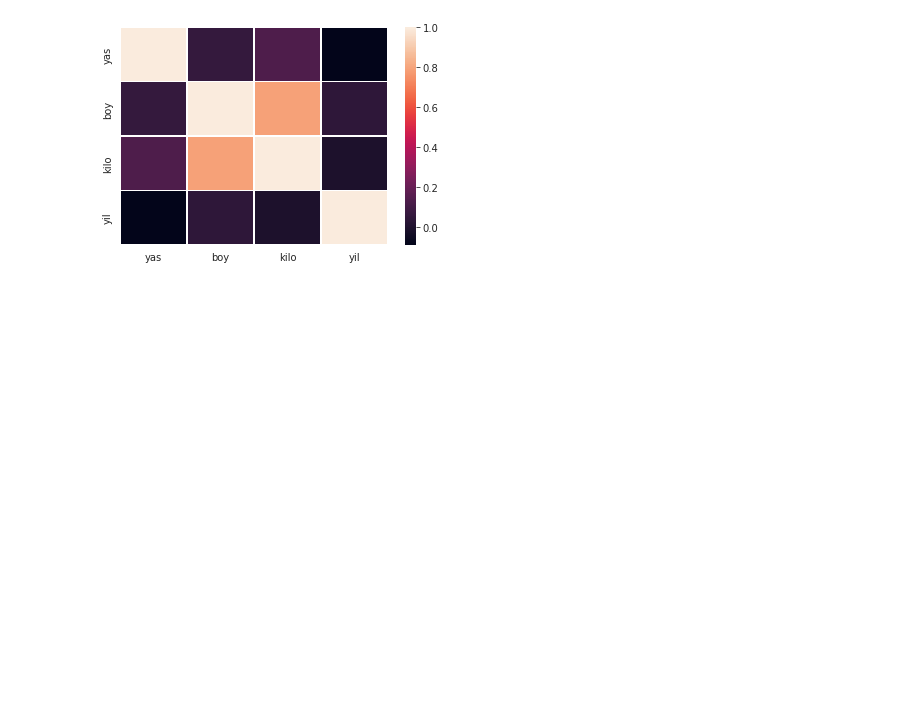
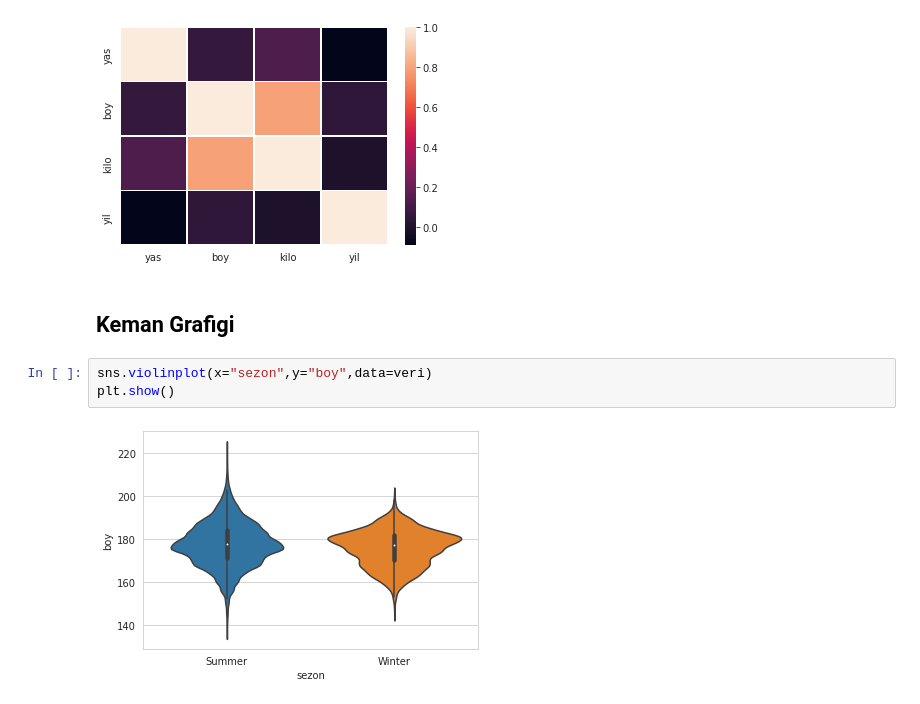
Before and after one commit to mertdot/athlete-events-1896-2016-data-discovery-with-seaborn, a Jupyter notebook: python-ile-veri-gorsellestirme-5-2-120-yillik-olimpiyat-tarihi-veri-seti.ipynb, the cells around one changed output. Cells and saved outputs as stored; diff of their text form; blank space fills up the shorter version.

```diff
--- a/python-ile-veri-gorsellestirme-5-2-120-yillik-olimpiyat-tarihi-veri-seti.ipynb
+++ b/python-ile-veri-gorsellestirme-5-2-120-yillik-olimpiyat-tarihi-veri-seti.ipynb
@@ -378,3 +378,10 @@ sns.heatmap(veri.corr(),annot=False,linewidths=0.5,fmt='.1f')
 plt.show()
 # %% [output]
 [figure]
+# %% [markdown]
+## Keman Grafigi
+# %%
+sns.violinplot(x="sezon",y="boy",data=veri)
+plt.show()
+# %% [output]
+[figure, added]
```
Also changed, not shown: parts of 6 cells of this notebook.
